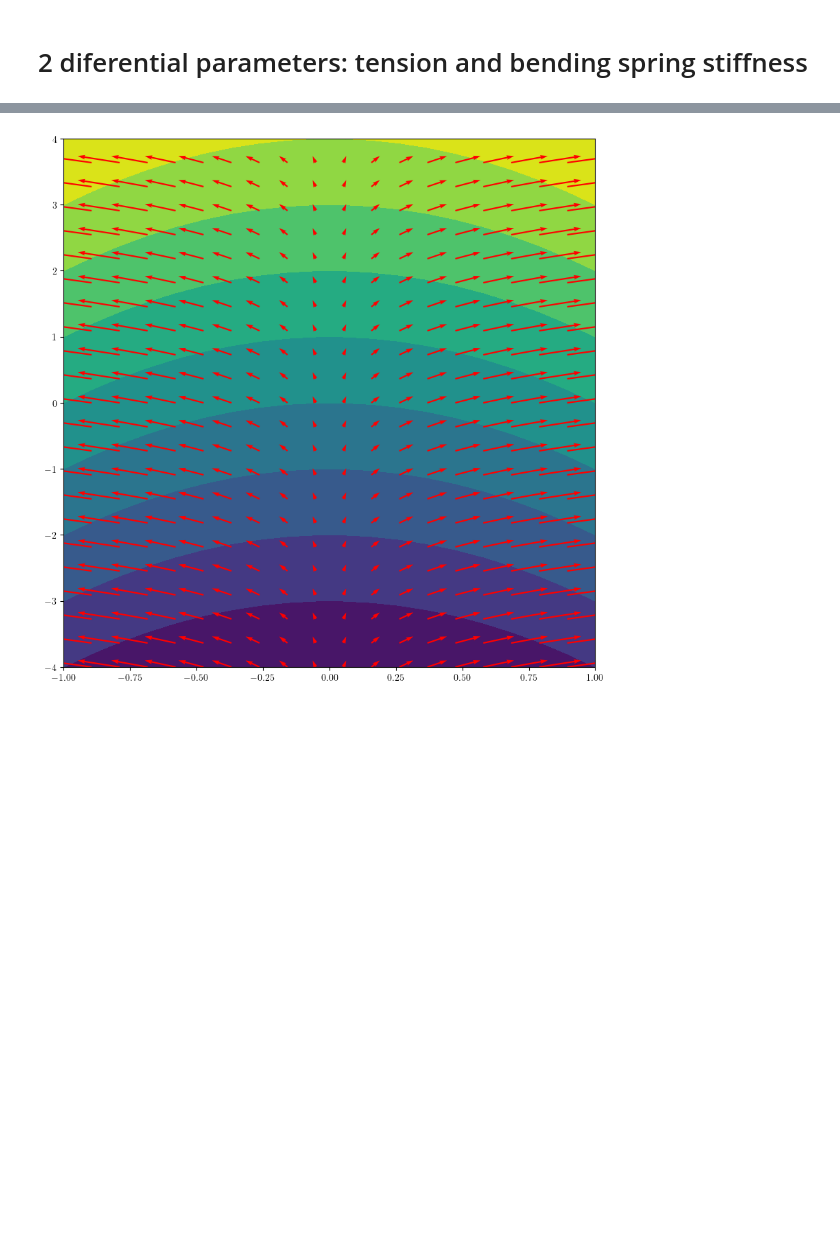
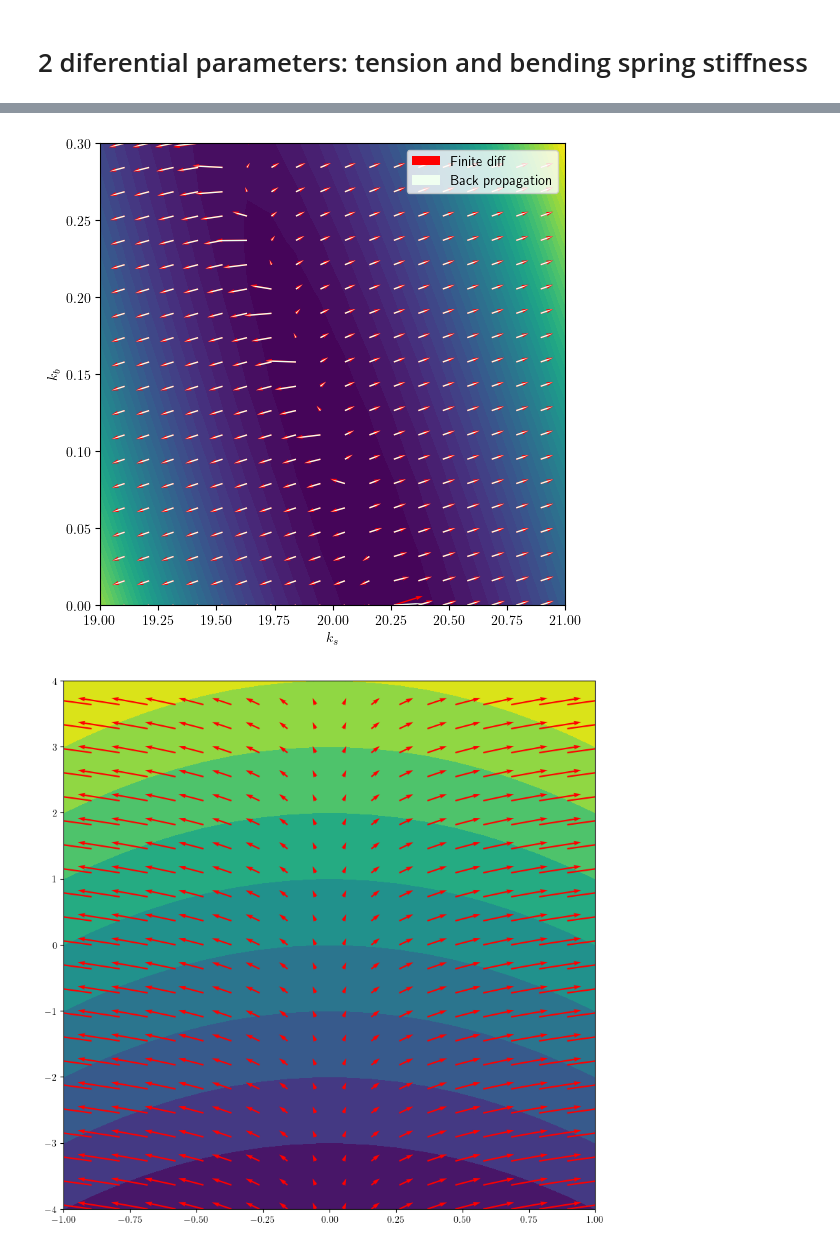
Before and after one commit to MagiRomanya/DiffSimulator, a Jupyter notebook: differentiable/Diff.ipynb, the cells around one changed output, grey strips where cells are left out. Drawn from its saved outputs; the diff is of its cells as text; code cells hidden in the pictures; blank space fills up the shorter version.

```diff
--- a/differentiable/Diff.ipynb
+++ b/differentiable/Diff.ipynb
@@ -245,3 +255,36 @@ plt.savefig("figures/test.pdf")
+# %%
+# Plotting normalized vectors
+plt.close()
+
+magnitudes = np.sqrt(dgdk_values**2 + dgdk_bend_values**2)
+dgdk_values_n = dgdk_values/magnitudes
+dgdk_bend_values_n =dgdk_bend_values/magnitudes
+dgdk_values_finite_n = dgdk_values_finite/magnitudes
+dgdk_bend_values_finite_n =dgdk_bend_values_finite/magnitudes
+scale = (k_values[-1] - k_values[0]) / (k_bend_values[-1] - k_bend_values[0])
+arrow_len=50
+plt.contourf(X, Y, g_values, levels=50)
+plt.quiver(X, Y, dgdk_values_finite_n*scale, dgdk_bend_values_finite_n/scale,
+           label="Finite diff",
+           angles='xy',
+           scale_units="xy",
+           color="red",
+           scale=arrow_len)
+plt.quiver(X, Y, dgdk_values_n*scale, dgdk_bend_values_n/scale,
+           label="Back propagation",
+           angles='xy',
+           scale_units="xy",
+           color="honeydew",
+           headwidth=1,
+           scale=arrow_len)
+
+plt.legend()
+plt.xlabel("$k_s$")
+plt.ylabel("$k_b$")
+plt.show()
+plt.savefig("figures/test.pdf")
+# %% [output]
+[figure, added]
 # %%
 # save the data to disk
 np.save("data/x_data.npy", X)
```
Also changed, not shown: parts of 2 cells of this notebook.
